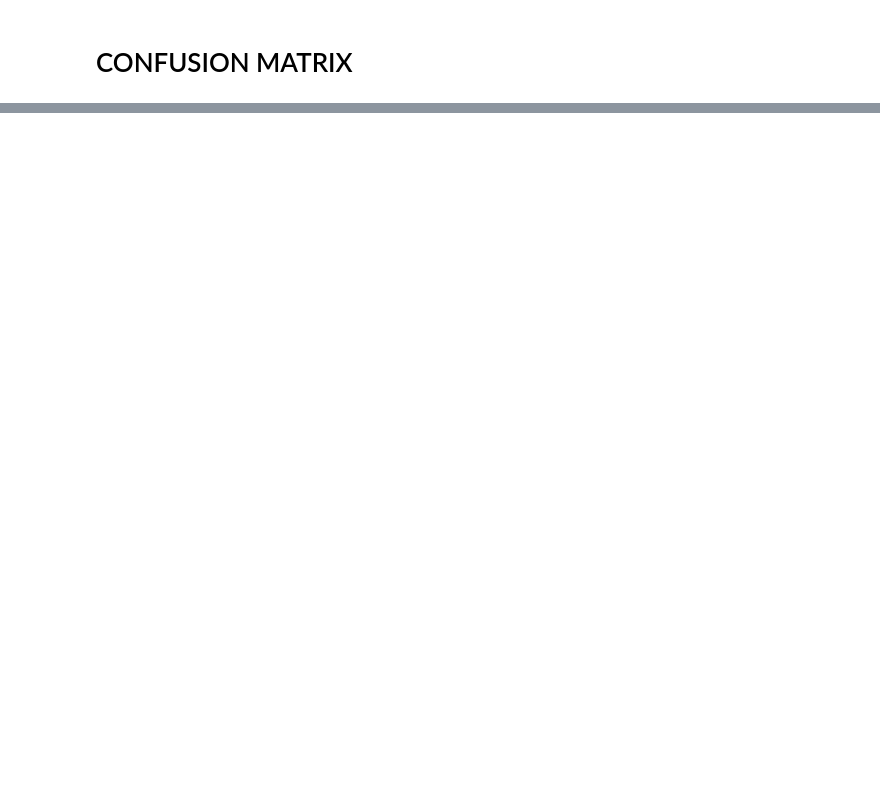
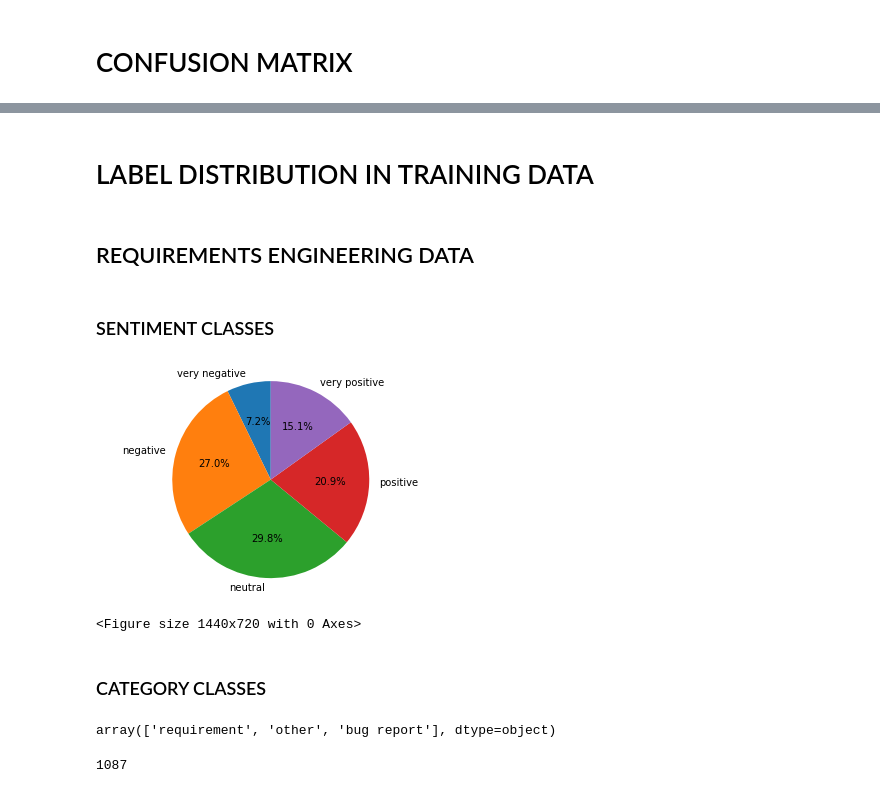
Before and after one commit to gohovd/user-reviews-ts-ad, a Jupyter notebook: NLP and CLF testing.ipynb, the cells around one changed output, grey strips where cells are left out. Saved outputs shown, nothing was run; the diff lists cells and outputs as text; code cells hidden in the pictures; blank space fills up the shorter version.

```diff
--- a/NLP and CLF testing.ipynb
+++ b/NLP and CLF testing.ipynb
@@ -842,0 +859,40 @@ F1               62.48638713930551
+# %%
+import matplotlib.pyplot as plt
+
+def piec(s, l):
+    fig1, ax1 = plt.subplots()
+    ax1.pie(s, labels=l, autopct='%1.1f%%', startangle=90)
+    ax1.axis('equal')
+    plt.figure(figsize=(20,10))
+    plt.show()
+# %% [markdown]
+# LABEL DISTRIBUTION IN TRAINING DATA
+# %% [markdown]
+## REQUIREMENTS ENGINEERING DATA
+# %% [markdown]
+### SENTIMENT CLASSES
+# %%
+sen = la['sentiment']
+labels = ['very negative', 'negative', 'neutral', 'positive', 'very positive']
+sizes = [
+    len(sen[la.sentiment == 'very negative']),
+    len(sen[la.sentiment == 'negative']),
+    len(sen[la.sentiment == 'neutral']),
+    len(sen[la.sentiment == 'positive']),
+    len(sen[la.sentiment == 'very positive'])
+]
+piec(sizes, labels)
+# %% [output]
+[figure, added]
+<Figure size 1440x720 with 0 Axes>
+# %% [markdown]
+### CATEGORY CLASSES
+# %%
+categories = collapse_category_labels(la['category'])
+categories.unique()
+# %% [output]
+array(['requirement', 'other', 'bug report'], dtype=object)
+# %%
+len(categories[categories == 'requirement'])
+# %% [output]
+1087
```
Also changed, not shown: parts of 93 cells of this notebook, 2 other files.
